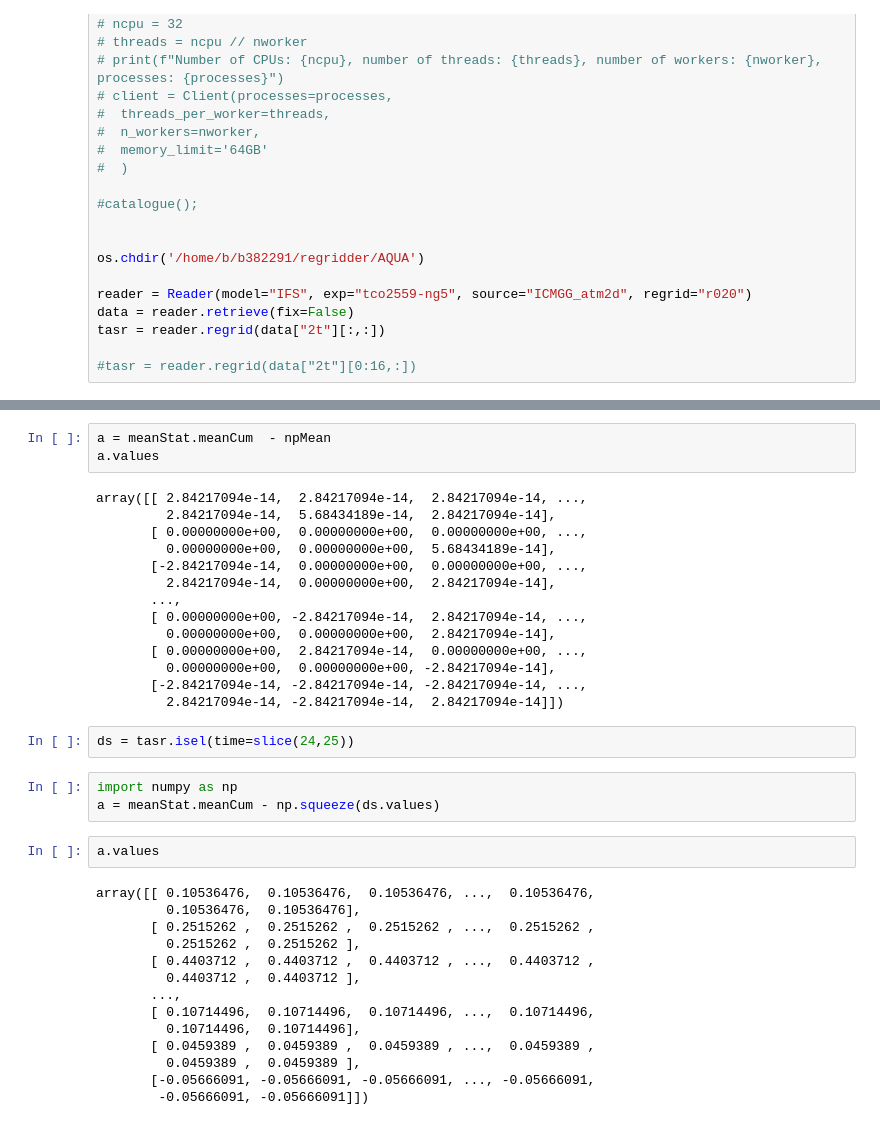
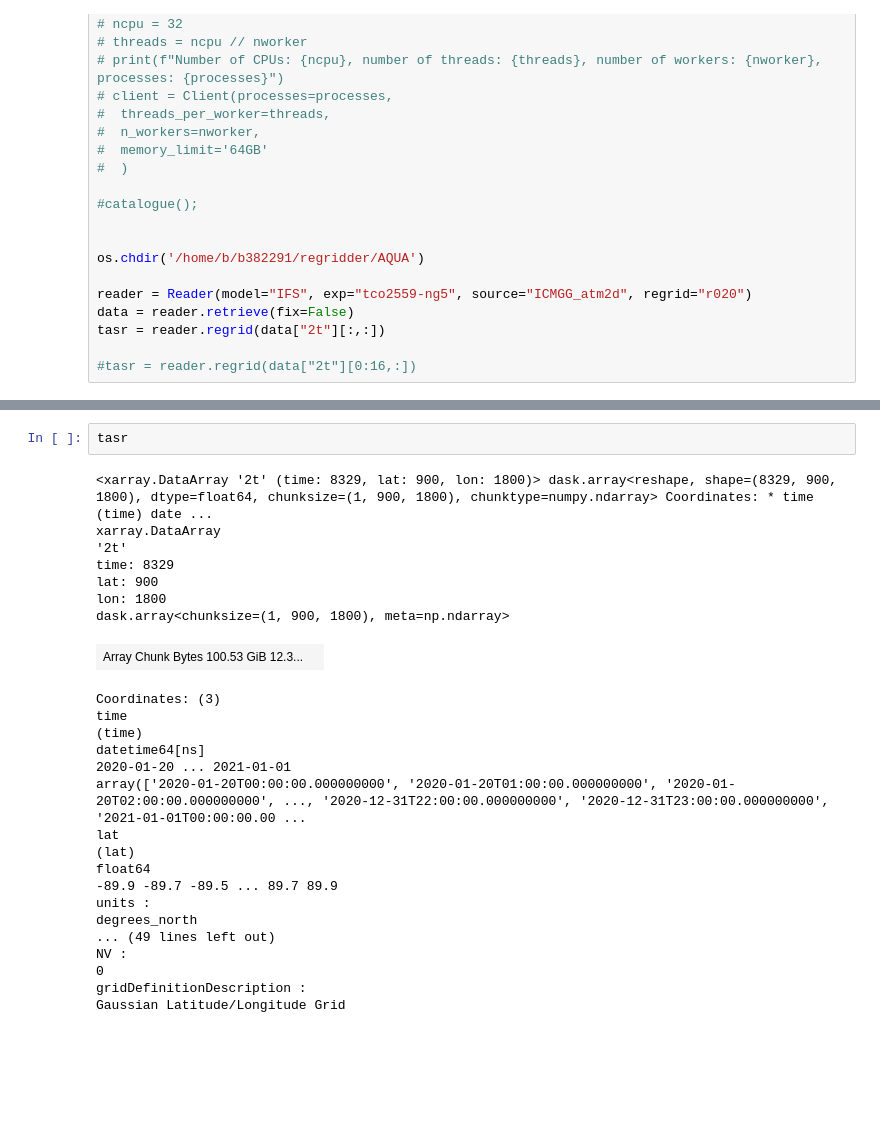
Before and after one commit to DestinE-Climate-DT/one_pass, a Jupyter notebook: run_mean_OPA.ipynb, the cells around one changed output, grey strips where cells are left out. Saved outputs shown, nothing was run; the diff lists cells and outputs as text; blank space fills up the shorter version.

```diff
--- a/run_mean_OPA.ipynb
+++ b/run_mean_OPA.ipynb
@@ -108,38 +210,28 @@ npMean = np.squeeze(npMean)
-# %%
-a = meanStat.meanCum  - npMean
-a.values
-# %% [output]
-array([[ 2.84217094e-14,  2.84217094e-14,  2.84217094e-14, ...,
-         2.84217094e-14,  5.68434189e-14,  2.84217094e-14],
-       [ 0.00000000e+00,  0.00000000e+00,  0.00000000e+00, ...,
-         0.00000000e+00,  0.00000000e+00,  5.68434189e-14],
-       [-2.84217094e-14,  0.00000000e+00,  0.00000000e+00, ...,
-         2.84217094e-14,  0.00000000e+00,  2.84217094e-14],
-       ...,
-       [ 0.00000000e+00, -2.84217094e-14,  2.84217094e-14, ...,
-         0.00000000e+00,  0.00000000e+00,  2.84217094e-14],
-       [ 0.00000000e+00,  2.84217094e-14,  0.00000000e+00, ...,
-         0.00000000e+00,  0.00000000e+00, -2.84217094e-14],
-       [-2.84217094e-14, -2.84217094e-14, -2.84217094e-14, ...,
-         2.84217094e-14, -2.84217094e-14,  2.84217094e-14]])
-# %%
-ds = tasr.isel(time=slice(24,25))
-# %%
-import numpy as np
-a = meanStat.meanCum - np.squeeze(ds.values)
-# %%
-a.values
-# %% [output]
-array([[ 0.10536476,  0.10536476,  0.10536476, ...,  0.10536476,
-         0.10536476,  0.10536476],
-       [ 0.2515262 ,  0.2515262 ,  0.2515262 , ...,  0.2515262 ,
-         0.2515262 ,  0.2515262 ],
-       [ 0.4403712 ,  0.4403712 ,  0.4403712 , ...,  0.4403712 ,
-         0.4403712 ,  0.4403712 ],
-       ...,
-       [ 0.10714496,  0.10714496,  0.10714496, ...,  0.10714496,
-         0.10714496,  0.10714496],
-       [ 0.0459389 ,  0.0459389 ,  0.0459389 , ...,  0.0459389 ,
-         0.0459389 ,  0.0459389 ],
-       [-0.05666091, -0.05666091, -0.05666091, ..., -0.05666091,
-        -0.05666091, -0.05666091]])
+# %%
+tasr
+# %% [output]
+<xarray.DataArray '2t' (time: 8329, lat: 900, lon: 1800)> dask.array<reshape, shape=(8329, 900, 1800), dtype=float64, chunksize=(1, 900, 1800), chunktype=numpy.ndarray> Coordinates: * time (time) date ...
+xarray.DataArray
+'2t'
+time: 8329
+lat: 900
+lon: 1800
+dask.array<chunksize=(1, 900, 1800), meta=np.ndarray>
+| Array Chunk Bytes 100.53 GiB 12.3... |  |
+Coordinates: (3)
+time
+(time)
+datetime64[ns]
+2020-01-20 ... 2021-01-01
+array(['2020-01-20T00:00:00.000000000', '2020-01-20T01:00:00.000000000', '2020-01-20T02:00:00.000000000', ..., '2020-12-31T22:00:00.000000000', '2020-12-31T23:00:00.000000000', '2021-01-01T00:00:00.00 ...
+lat
+(lat)
+float64
+-89.9 -89.7 -89.5 ... 89.7 89.9
+units :
+degrees_north
+... (49 lines left out)
+NV :
+0
+gridDefinitionDescription :
+Gaussian Latitude/Longitude Grid
```
Also changed, not shown: parts of 16 cells of this notebook, 2 other files.
